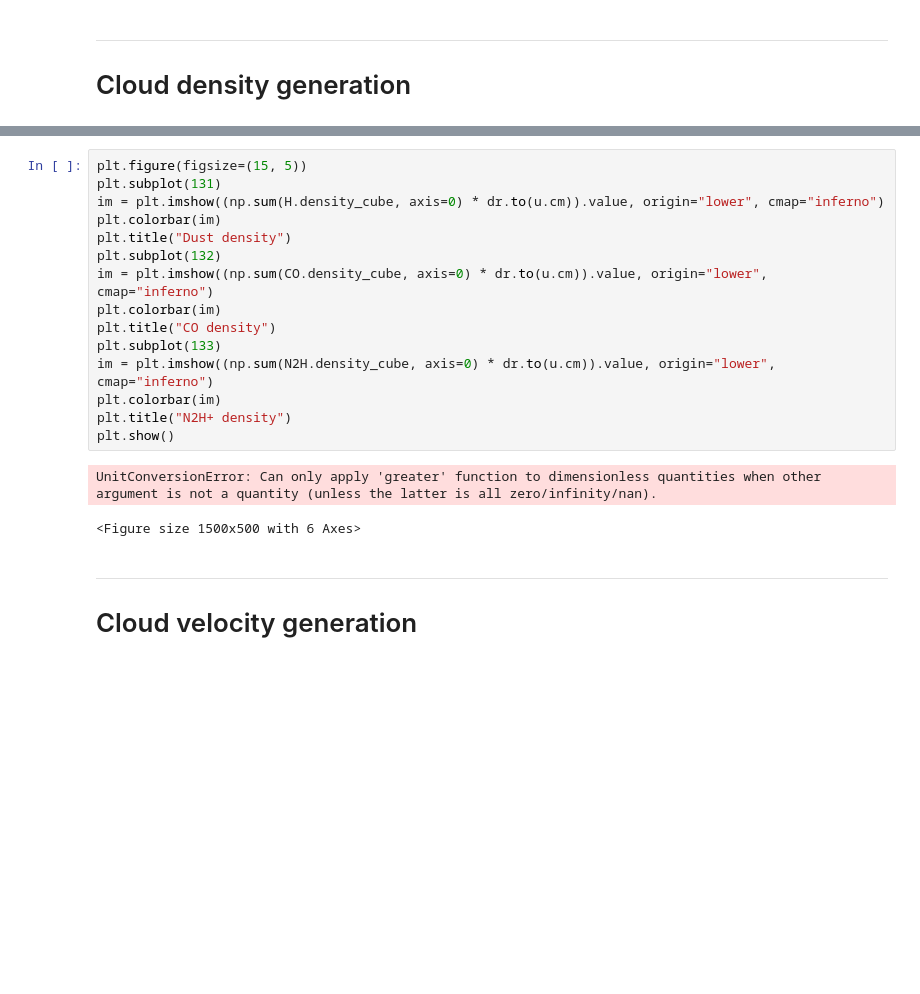
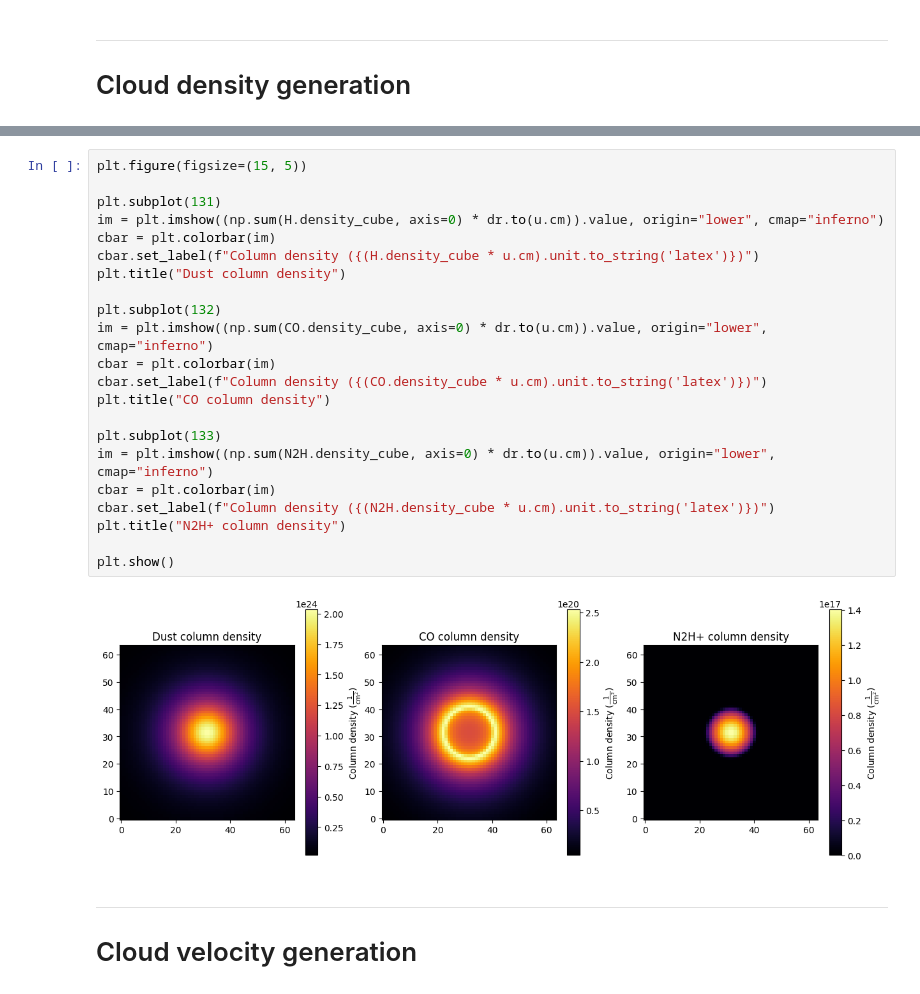
Before and after one commit to LeiRoF/M2-Internship, a Jupyter notebook: Generate_A_Little_Bit_Physical_Dataset.ipynb, the cells around one changed output, grey strips where cells are left out. Saved outputs shown, nothing was run; the diff lists cells and outputs as text; blank space fills up the shorter version.

```diff
--- a/Generate_A_Little_Bit_Physical_Dataset.ipynb
+++ b/Generate_A_Little_Bit_Physical_Dataset.ipynb
@@ -223,21 +234,27 @@ plt.show()
 # %%
 plt.figure(figsize=(15, 5))
+
 plt.subplot(131)
 im = plt.imshow((np.sum(H.density_cube, axis=0) * dr.to(u.cm)).value, origin="lower", cmap="inferno")
-plt.colorbar(im)
-plt.title("Dust density")
+cbar = plt.colorbar(im)
+cbar.set_label(f"Column density ({(H.density_cube * u.cm).unit.to_string('latex')})")
+plt.title("Dust column density")
+
 plt.subplot(132)
 im = plt.imshow((np.sum(CO.density_cube, axis=0) * dr.to(u.cm)).value, origin="lower", cmap="inferno")
-plt.colorbar(im)
-plt.title("CO density")
+cbar = plt.colorbar(im)
+cbar.set_label(f"Column density ({(CO.density_cube * u.cm).unit.to_string('latex')})")
+plt.title("CO column density")
+
 plt.subplot(133)
 im = plt.imshow((np.sum(N2H.density_cube, axis=0) * dr.to(u.cm)).value, origin="lower", cmap="inferno")
-plt.colorbar(im)
-plt.title("N2H+ density")
+cbar = plt.colorbar(im)
+cbar.set_label(f"Column density ({(N2H.density_cube * u.cm).unit.to_string('latex')})")
+plt.title("N2H+ column density")
+
 plt.show()
 # %% [output]
-UnitConversionError: Can only apply 'greater' function to dimensionless quantities when other argument is not a quantity (unless the latter is all zero/infinity/nan).
-<Figure size 1500x500 with 6 Axes>
+[figure, added]
 # %% [markdown]
 ---
 
```
Also changed, not shown: parts of 21 cells of this notebook, 13 other files.
